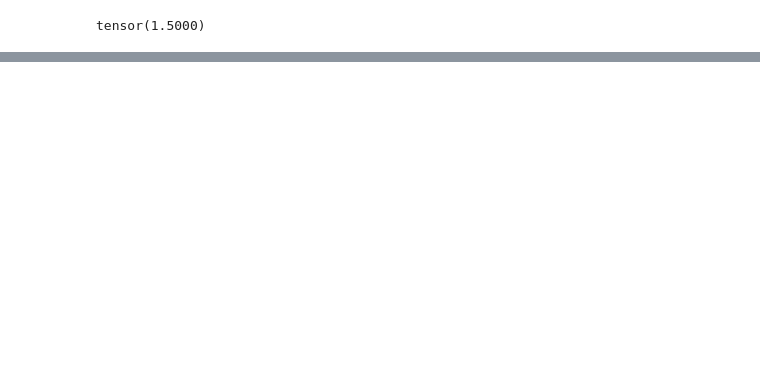
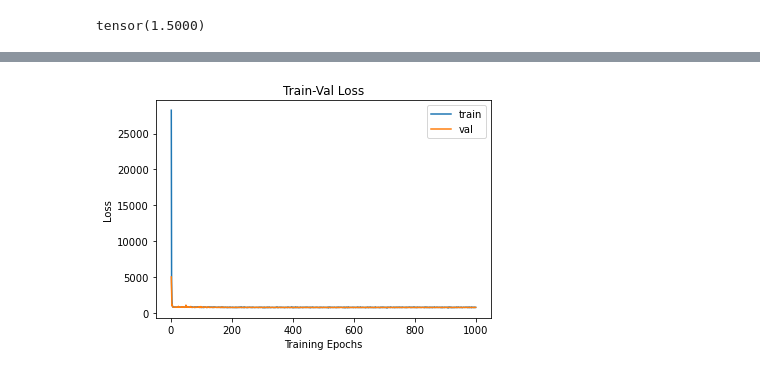
Before and after one commit to DucTranVan/grasp-detection-pytorch, a Jupyter notebook: notebooks/Experiment .ipynb, the cells around one changed output, grey strips where cells are left out. Saved outputs shown, nothing was run; the diff lists cells and outputs as text; code cells hidden in the pictures; blank space fills up the shorter version.

```diff
--- a/notebooks/Training Pipeline.ipynb
+++ b/notebooks/Experiment .ipynb
@@ -425,11 +415,12 @@ import torchvision
 from shapely.geometry import Polygon
 from math import pi
 
-def box_iou(bbox_value, bbox_model):
+def box_iou(bbox_value, bbox_target):
     p1 = Polygon(bbox_value.view(-1,2).tolist())
-    p2 = Polygon(bbox_model.view(-1,2).tolist())
+    p2 = Polygon(bbox_target.view(-1,2).tolist())
     iou = p1.intersection(p2).area / (p1.area +p2.area -p1.intersection(p2).area)
     return iou
+
 
 
 def metrics_batch(output, target):
@@ -518,7 +509,8 @@ def val_loss_batch(output,targets, params_loss):
     gama = params_loss["gama"]
 
     for index, grasp in enumerate(output):
-        target = targets[[g[0].int() == index for g in targets]][1:]
+        target = [g[1:] for g in targets if g[0].int() == index]
+        target = torch.stack(target)
         target_grasps = bboxes_to_grasps(target)
         loss_x = torch.pow((target_grasps[:,0] - grasp[0]), 2).mean()
         loss_y = torch.pow((target_grasps[:,1] - grasp[1]), 2).mean()
@@ -556,6 +548,8 @@ def loss_epoch(model,params_loss,dataset_dl,sanity_check=False,opt=None, trainin
         # update running metric
         if metric_b is not None:
             running_metric+=metric_b
+        if sanity_check:
+            break
 
     # average loss value
     loss=running_loss/float(len_data)
@@ -654,7 +648,7 @@ def train_val(model, params):
     model.load_state_dict(best_model_wts)
     return model, loss_history, metric_history
 # %%
-opt = optim.Adam(model.parameters(), lr=1e-4)
+opt = optim.Adam(model.parameters(), lr=1e-3)
 lr_scheduler = ReduceLROnPlateau(opt, mode='min',factor=0.5, patience=20,verbose=1)
 
 path2models= "../models/"
@@ -665,19 +659,19 @@ mse_loss = nn.MSELoss(reduction="sum")
 
 params_loss={
     "mse_loss": mse_loss,
-    "gama": 180.0,
+    "gama": 5.0,
 }
 
 params_train={
-    "num_epochs": 5,
+    "num_epochs": 1000,
     "optimizer": opt,
     "params_loss": params_loss,
     "train_dl": train_dl,
     "val_dl": val_dl,
-    "sanity_check": True,
+    "sanity_check": False,
     "lr_scheduler": lr_scheduler,
     "path2weights": path2models+"weights.pt",
 }
 
-model,loss_hist=train_val(model,params_train)
+model,loss_hist, metric_history = train_val(model,params_train)
 # %% [output]
@@ -686,0 +695,14 @@ ValueError: GEOSGeom_createLinearRing_r returned a NULL pointer
+# %%
+# Train-Validation Progress
+num_epochs=params_train["num_epochs"]
+
+# plot loss progress
+plt.title("Train-Val Loss")
+plt.plot(range(1,num_epochs+1),loss_hist["train"],label="train")
+plt.plot(range(1,num_epochs+1),loss_hist["val"],label="val")
+plt.ylabel("Loss")
+plt.xlabel("Training Epochs")
+plt.legend()
+plt.show()
+# %% [output]
+[figure, added]
```
Also changed, not shown: parts of 13 cells of this notebook, 3 other files.
